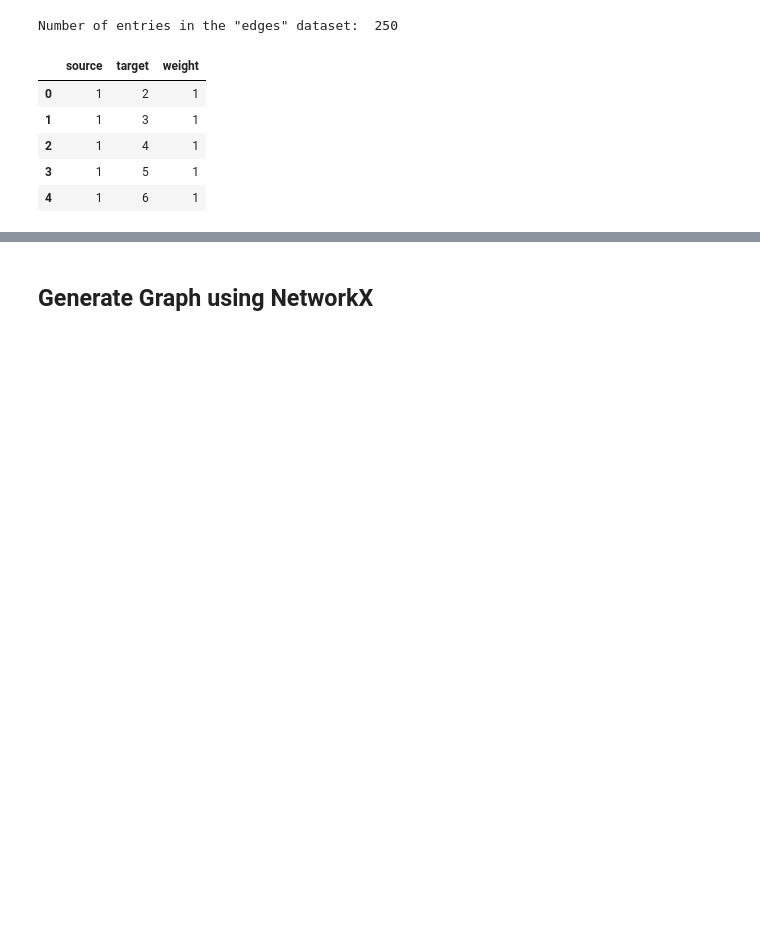
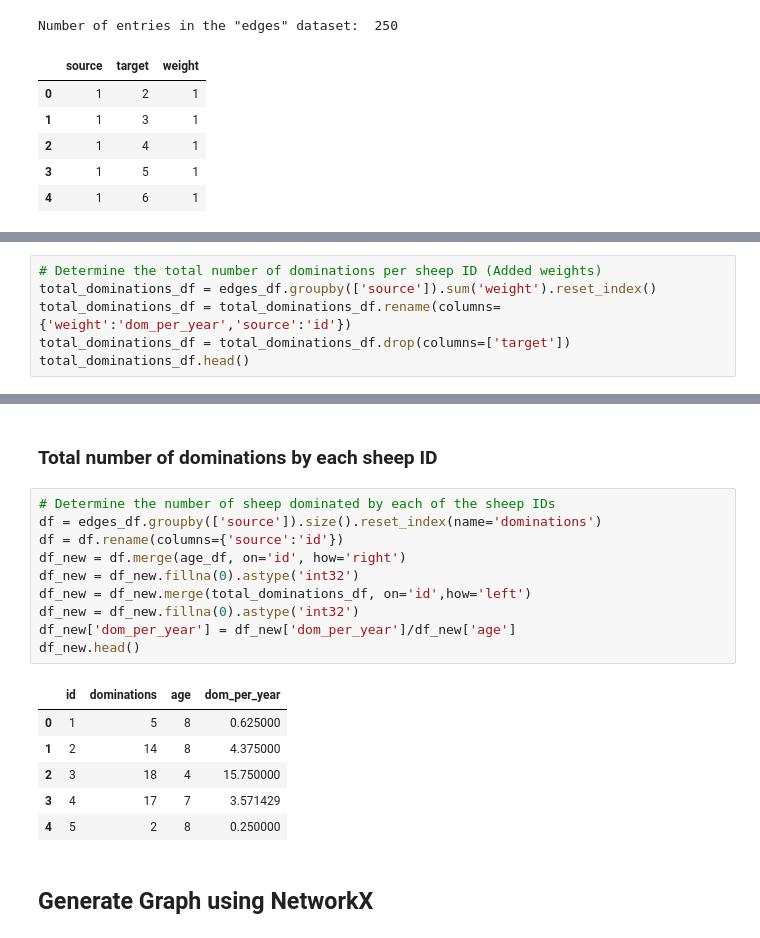
Before and after one commit to raulgiovannymartinez/Data-Visualization-DSE241, a Jupyter notebook: Exercise 4/Exercise4.ipynb, the cells around one changed output, grey strips where cells are left out. Cells and saved outputs as stored; diff of their text form; blank space fills up the shorter version.

```diff
--- a/Exercise 4/Exercise4.ipynb
+++ b/Exercise 4/Exercise4.ipynb
@@ -90,0 +77,6 @@ df_new.head()
+# %%
+# Determine the total number of dominations per sheep ID (Added weights)
+total_dominations_df = edges_df.groupby(['source']).sum('weight').reset_index()
+total_dominations_df = total_dominations_df.rename(columns={'weight':'dom_per_year','source':'id'})
+total_dominations_df = total_dominations_df.drop(columns=['target'])
+total_dominations_df.head()
@@ -91,3 +90,22 @@ df_new.head()
+# %% [markdown]
+### Total number of dominations by each sheep ID
+# %%
+# Determine the number of sheep dominated by each of the sheep IDs
+df = edges_df.groupby(['source']).size().reset_index(name='dominations')
+df = df.rename(columns={'source':'id'})
+df_new = df.merge(age_df, on='id', how='right')
+df_new = df_new.fillna(0).astype('int32')
+df_new = df_new.merge(total_dominations_df, on='id',how='left')
+df_new = df_new.fillna(0).astype('int32')
+df_new['dom_per_year'] = df_new['dom_per_year']/df_new['age']
+df_new.head()
+# %% [output]
+|  | id | dominations | age | dom_per_year |
+| 0 | 1 | 5 | 8 | 0.625000 |
+| 1 | 2 | 14 | 8 | 4.375000 |
+| 2 | 3 | 18 | 4 | 15.750000 |
+| 3 | 4 | 17 | 7 | 3.571429 |
+| 4 | 5 | 2 | 8 | 0.250000 |
 # %% [markdown]
 ## Generate Graph using NetworkX
 # %%
```
Also changed, not shown: parts of 23 cells of this notebook, 3 other files.
